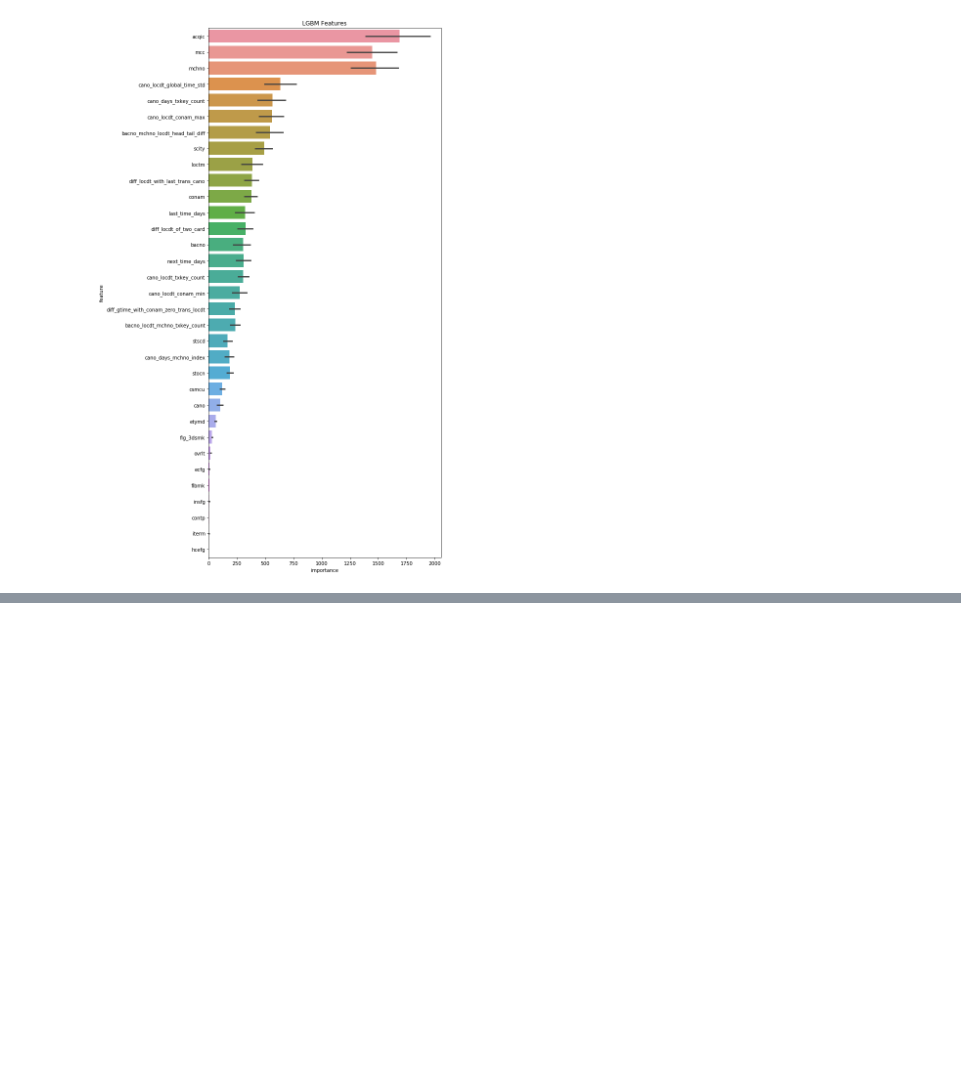
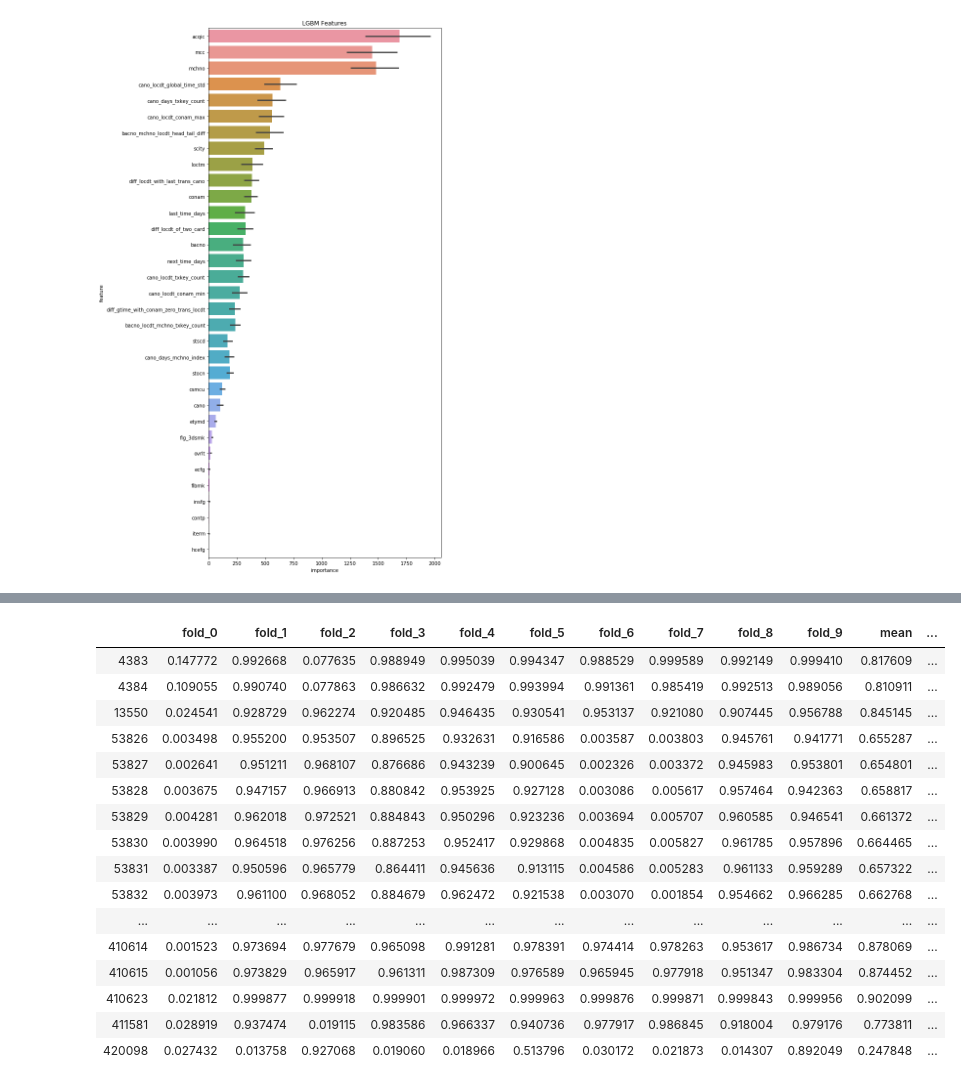
Before and after one commit to aarontong95/TBrain_Credit_Card, a Jupyter notebook: main.ipynb, the cells around one changed output, grey strips where cells are left out. Drawn from its saved outputs; the diff is of its cells as text; code cells hidden in the pictures; blank space fills up the shorter version.

```diff
--- a/main.ipynb
+++ b/main.ipynb
@@ -82,14 +84,14 @@ special_feautures = ['mchno_in_normal_mchno_list',
                     'diff_with_first_fraud_locdt'
                                ]
 
-features =  ( raw_bool_features
-            + raw_categorial_features
-            + raw_contiuous_feautres
-            + transaction_frequency_feautres
-            + time_feautres
-            + change_card_feautres
-            + conam_feautres
-            + mchno_features
-               )
+base_features =  (    raw_bool_features
+                    + raw_categorial_features
+                    + raw_contiuous_feautres
+                    + transaction_frequency_feautres
+                    + time_feautres
+                    + change_card_feautres
+                    + conam_feautres
+                    + mchno_features
+                       )
 
 label = 'fraud_ind'
@@ -111,6 +117,6 @@ else:
 # %%
 df_train, df_test = preprocess_train_test_split(df, raw_categorial_features)
-X_train, y_train, groups, X_test = generate_X_y(df_train, df_test, label, features)
-lgbm = LGBM_Model(features)
-oof_preds_LGBM, df_sub_preds_LGBM, clf = lgbm.run(X_train, y_train, groups, X_test, lgbm.lgbm_averge_precision, n_splits = 10)
+input_features = base_features
+X_train, y_train, groups, X_test = generate_X_y(df_train, df_test, label, input_features)
+X_train.tail(10)
 # %% [output]
@@ -133,0 +136,3 @@ LGBM Testing_Set average_precision_score 0.735833
+# %%
+lgbm = LGBM_Model(input_features)
+oof_preds_LGBM, df_sub_preds_LGBM, clf = lgbm.run(X_train, y_train, groups, X_test, lgbm.lgbm_averge_precision, n_splits = 10)
@@ -135,3 +158,6 @@ LGBM Testing_Set average_precision_score 0.735833
 plot_importance(lgbm.df_feature_importance)
 # %% [output]
 [figure]
+# %%
+df_sub_preds_statistics = generate_statistic(df_sub_preds_LGBM)
+df_sub_preds_statistics
@@ -137,0 +178,20 @@ plot_importance(lgbm.df_feature_importance)
+# %%
+df_sub_preds_statistics[df_sub_preds_statistics['max'] - df_sub_preds_statistics['min']>0.9]
+# %% [output]
+|  | fold_0 | fold_1 | fold_2 | fold_3 | fold_4 | fold_5 | fold_6 | fold_7 | fold_8 | fold_9 | mean | ... |
+| 4383 | 0.147772 | 0.992668 | 0.077635 | 0.988949 | 0.995039 | 0.994347 | 0.988529 | 0.999589 | 0.992149 | 0.999410 | 0.817609 | ... |
+| 4384 | 0.109055 | 0.990740 | 0.077863 | 0.986632 | 0.992479 | 0.993994 | 0.991361 | 0.985419 | 0.992513 | 0.989056 | 0.810911 | ... |
+| 13550 | 0.024541 | 0.928729 | 0.962274 | 0.920485 | 0.946435 | 0.930541 | 0.953137 | 0.921080 | 0.907445 | 0.956788 | 0.845145 | ... |
+| 53826 | 0.003498 | 0.955200 | 0.953507 | 0.896525 | 0.932631 | 0.916586 | 0.003587 | 0.003803 | 0.945761 | 0.941771 | 0.655287 | ... |
+| 53827 | 0.002641 | 0.951211 | 0.968107 | 0.876686 | 0.943239 | 0.900645 | 0.002326 | 0.003372 | 0.945983 | 0.953801 | 0.654801 | ... |
+| 53828 | 0.003675 | 0.947157 | 0.966913 | 0.880842 | 0.953925 | 0.927128 | 0.003086 | 0.005617 | 0.957464 | 0.942363 | 0.658817 | ... |
+| 53829 | 0.004281 | 0.962018 | 0.972521 | 0.884843 | 0.950296 | 0.923236 | 0.003694 | 0.005707 | 0.960585 | 0.946541 | 0.661372 | ... |
+| 53830 | 0.003990 | 0.964518 | 0.976256 | 0.887253 | 0.952417 | 0.929868 | 0.004835 | 0.005827 | 0.961785 | 0.957896 | 0.664465 | ... |
+| 53831 | 0.003387 | 0.950596 | 0.965779 | 0.864411 | 0.945636 | 0.913115 | 0.004586 | 0.005283 | 0.961133 | 0.959289 | 0.657322 | ... |
+| 53832 | 0.003973 | 0.961100 | 0.968052 | 0.884679 | 0.962472 | 0.921538 | 0.003070 | 0.001854 | 0.954662 | 0.966285 | 0.662768 | ... |
+| ... | ... | ... | ... | ... | ... | ... | ... | ... | ... | ... | ... | ... |
+| 410614 | 0.001523 | 0.973694 | 0.977679 | 0.965098 | 0.991281 | 0.978391 | 0.974414 | 0.978263 | 0.953617 | 0.986734 | 0.878069 | ... |
+| 410615 | 0.001056 | 0.973829 | 0.965917 | 0.961311 | 0.987309 | 0.976589 | 0.965945 | 0.977918 | 0.951347 | 0.983304 | 0.874452 | ... |
+| 410623 | 0.021812 | 0.999877 | 0.999918 | 0.999901 | 0.999972 | 0.999963 | 0.999876 | 0.999871 | 0.999843 | 0.999956 | 0.902099 | ... |
+| 411581 | 0.028919 | 0.937474 | 0.019115 | 0.983586 | 0.966337 | 0.940736 | 0.977917 | 0.986845 | 0.918004 | 0.979176 | 0.773811 | ... |
+| 420098 | 0.027432 | 0.013758 | 0.927068 | 0.019060 | 0.018966 | 0.513796 | 0.030172 | 0.021873 | 0.014307 | 0.892049 | 0.247848 | ... |
```
Also changed, not shown: parts of 15 cells of this notebook, 2 other files.
